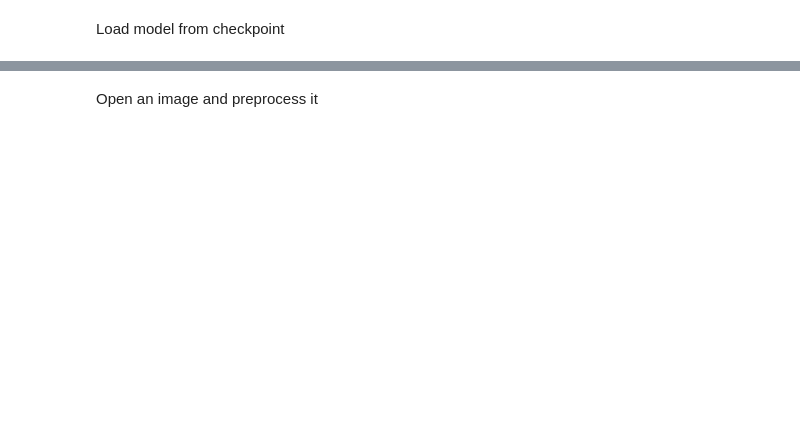
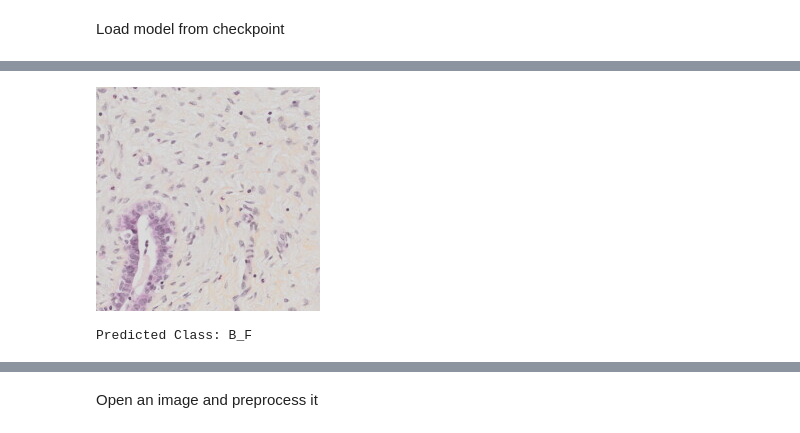
Before and after one commit to vnguyen16/CONCH, a Jupyter notebook: zeroshot_classification_example_starter copy.ipynb, the cells around one changed output, grey strips where cells are left out. Cells and saved outputs as stored; diff of their text form; code cells hidden in the pictures; blank space fills up the shorter version.

```diff
--- a/zeroshot_classification_example_starter copy.ipynb
+++ b/zeroshot_classification_example_starter copy.ipynb
@@ -22,0 +80,43 @@ _ = model.eval()
+# %%
+# Define preprocessing (must match training)
+transform = transforms.Compose([
+    transforms.Resize((224, 224)),  # Resize image
+    transforms.ToTensor(),  # Convert image to tensor
+    transforms.Normalize(mean=[0.485, 0.456, 0.406], std=[0.229, 0.224, 0.225])  # Normalize
+])
+
+# # Load and preprocess the test image
+# image_path = r"C:\Users\Vivian\Documents\breakhis\BreaKHis_v1\BreaKHis_v1\histology_slides\breast\malignant\SOB\ductal_carcinoma\SOB_M_DC_14-2523\40X\SOB_M_DC-14-2523-40-010.png"  # Change to your test image path
+# image = Image.open(image_path).convert("RGB")
+# image_tensor = transform(image).unsqueeze(0).to(device)  # Add batch dimension
+
+# attempting to load in numpy arrays for patches
+import numpy as np
+import torch
+from PIL import Image
+
+# Load the NumPy array representing your patch
+patch_array = np.load(r"C:\Users\Vivian\Documents\CONCH\patches\40x\PT\PT 43 B2\patch_81_x6720_y1568.npy")  # e.g., "C:\...\patch_0_x224_y448.npy"
+
+# Convert NumPy array to PIL Image for consistent preprocessing
+patch_image = Image.fromarray(patch_array)
+display(patch_image)
+# # Apply your preprocessing steps (assuming you defined 'preprocess' previously)
+image_tensor = preprocess(patch_image).unsqueeze(0).to(device)
+
+# Perform inference
+with torch.no_grad():
+    output = model(image_tensor)
+
+# Get predicted class
+predicted_class = torch.argmax(output, dim=1).item()
+
+# Define class labels (ensure it matches your fine-tuning labels)
+# label_map = {0:'B_A', 1:'B_F', 2:'B_PT', 3:'B_TA', 4:'M_DC', 5:'M_LC', 6:'M_MC', 7:'M_PC'} # Adjust based on fine-tuning setup
+label_map = {0:'B_F', 1:'B_PT'}
+
+# Print result
+print(f"Predicted Class: {label_map[predicted_class]}")
+# %% [output]
+[figure, added]
+Predicted Class: B_F
```
Also changed, not shown: parts of 11 cells of this notebook, 32 other files.
